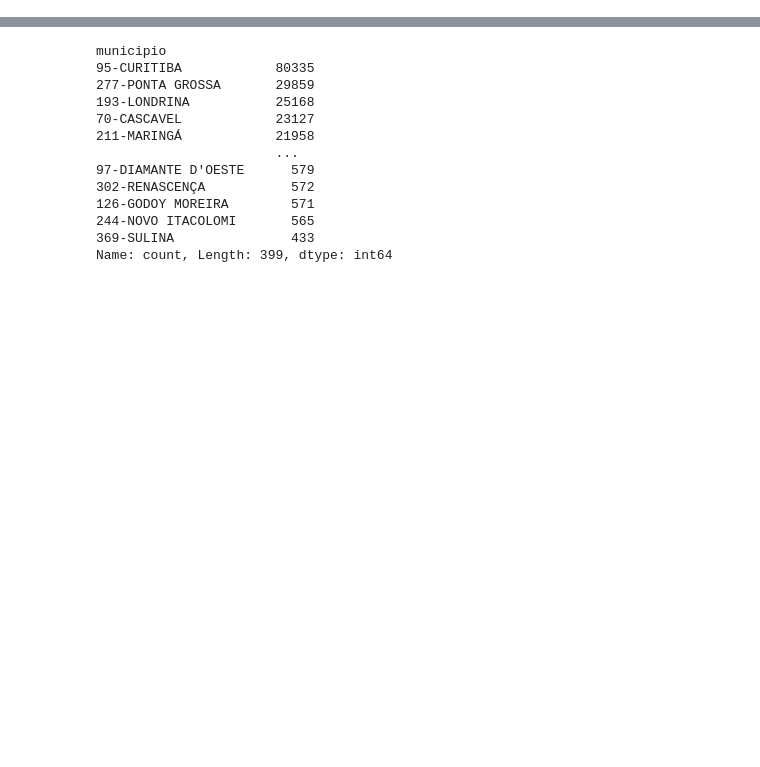
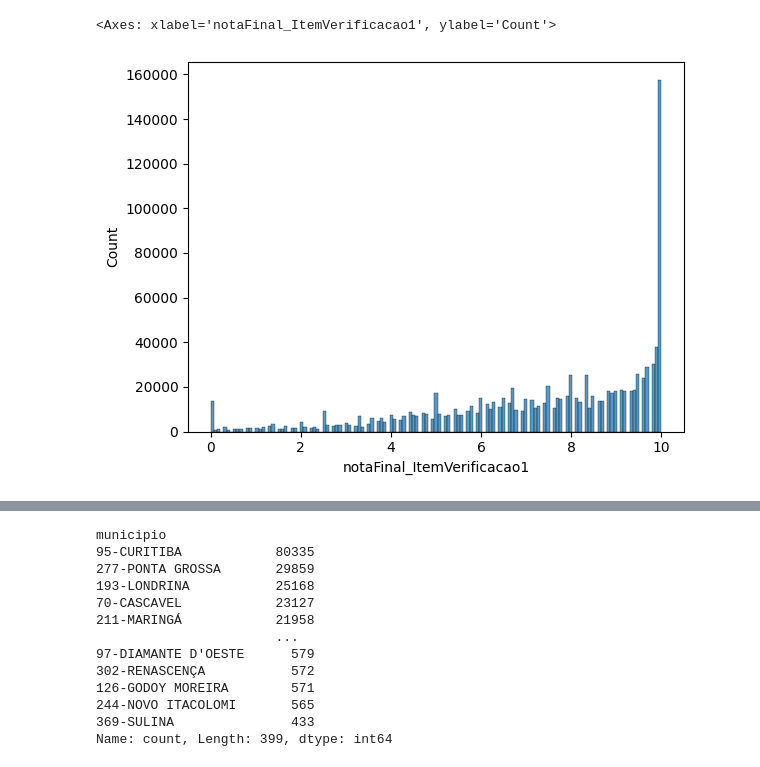
Before and after one commit to rbcip/IND-EDU-PR-META04, a Jupyter notebook: notebooks/exploracao_arquivos.ipynb, the cells around one changed output, grey strips where cells are left out. Saved outputs shown, nothing was run; the diff lists cells and outputs as text; code cells hidden in the pictures; blank space fills up the shorter version.

```diff
--- a/notebooks/exploracao_arquivos.ipynb
+++ b/notebooks/exploracao_arquivos.ipynb
@@ -60,3 +58,8 @@ df.describe()
 | 50% | 2.023000e+03 | 7.310000e+00 | 7.100000e+00 | 8.000000e+00 | 9.200000e+00 |
 | 75% | 2.023000e+03 | 8.090000e+00 | 8.300000e+00 | 9.600000e+00 | 1.000000e+01 |
 | max | 2.023000e+03 | 9.760000e+00 | 1.000000e+01 | 1.000000e+01 | 1.000000e+01 |
+# %%
+sns.histplot(df['notaFinal_ItemVerificacao1'])
+# %% [output]
+<Axes: xlabel='notaFinal_ItemVerificacao1', ylabel='Count'>
+[figure, added]
```
Also changed, not shown: parts of 35 cells of this notebook.
